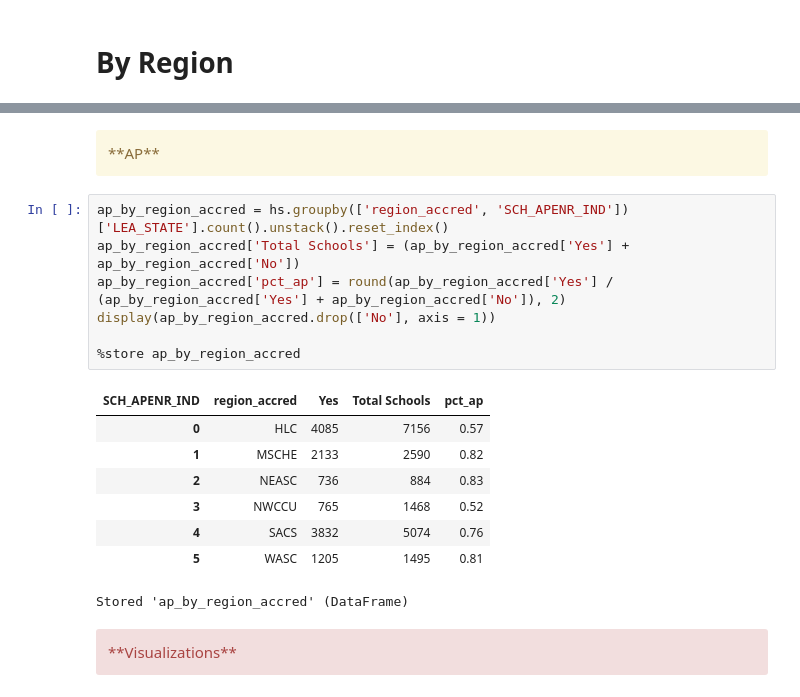
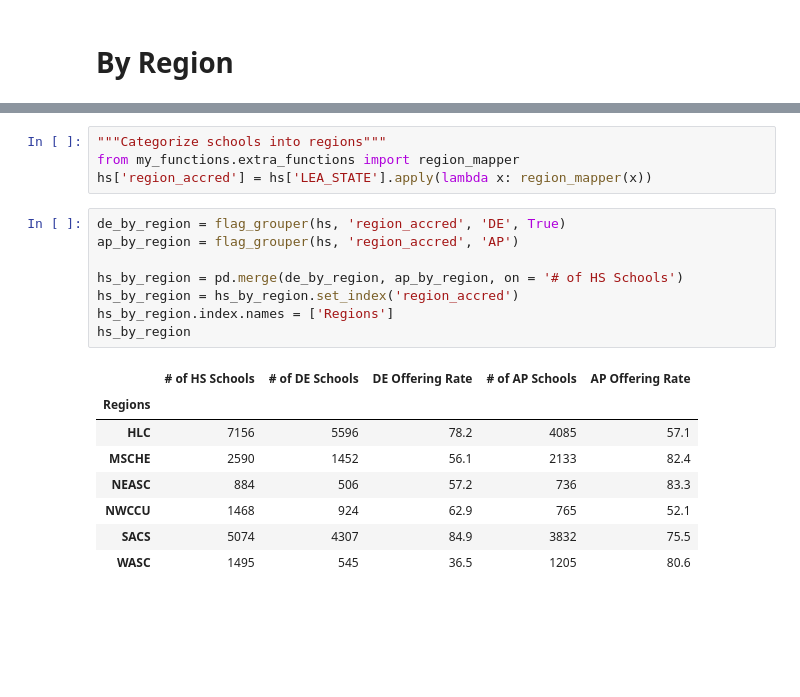
Before and after one commit to oconnoag/nacep_dual_enrollment_analysis, a Jupyter notebook: jupyter_notebooks/01_Flag_Analyses.ipynb, the cells around one changed output, grey strips where cells are left out. Cells and saved outputs as stored; diff of their text form; blank space fills up the shorter version.

```diff
--- a/jupyter_notebooks/01_Flag_Analyses.ipynb
+++ b/jupyter_notebooks/01_Flag_Analyses.ipynb
@@ -450,23 +360,24 @@ Stored 'de_by_region_accred' (DataFrame)
-# %% [markdown]
-<div class = 'alert alert-cell alert-warning'>**AP**</div>
-# %%
-ap_by_region_accred = hs.groupby(['region_accred', 'SCH_APENR_IND'])['LEA_STATE'].count().unstack().reset_index()
-ap_by_region_accred['Total Schools'] = (ap_by_region_accred['Yes'] + ap_by_region_accred['No'])
-ap_by_region_accred['pct_ap'] = round(ap_by_region_accred['Yes'] / (ap_by_region_accred['Yes'] + ap_by_region_accred['No']), 2)
-display(ap_by_region_accred.drop(['No'], axis = 1))
-
-%store ap_by_region_accred
-# %% [output]
-| SCH_APENR_IND | region_accred | Yes | Total Schools | pct_ap |
-| 0 | HLC | 4085 | 7156 | 0.57 |
-| 1 | MSCHE | 2133 | 2590 | 0.82 |
-| 2 | NEASC | 736 | 884 | 0.83 |
-| 3 | NWCCU | 765 | 1468 | 0.52 |
-| 4 | SACS | 3832 | 5074 | 0.76 |
-| 5 | WASC | 1205 | 1495 | 0.81 |
-Stored 'ap_by_region_accred' (DataFrame)
-# %% [markdown]
-<div class = 'alert alert-cell alert-danger'>**Visualizations**</div>
+# %%
+"""Categorize schools into regions"""
+from my_functions.extra_functions import region_mapper
+hs['region_accred'] = hs['LEA_STATE'].apply(lambda x: region_mapper(x))
+# %%
+de_by_region = flag_grouper(hs, 'region_accred', 'DE', True)
+ap_by_region = flag_grouper(hs, 'region_accred', 'AP')
+
+hs_by_region = pd.merge(de_by_region, ap_by_region, on = '# of HS Schools')
+hs_by_region = hs_by_region.set_index('region_accred')
+hs_by_region.index.names = ['Regions']
+hs_by_region
+# %% [output]
+|  | # of HS Schools | # of DE Schools | DE Offering Rate | # of AP Schools | AP Offering Rate |
+| Regions |  |  |  |  |  |
+| HLC | 7156 | 5596 | 78.2 | 4085 | 57.1 |
+| MSCHE | 2590 | 1452 | 56.1 | 2133 | 82.4 |
+| NEASC | 884 | 506 | 57.2 | 736 | 83.3 |
+| NWCCU | 1468 | 924 | 62.9 | 765 | 52.1 |
+| SACS | 5074 | 4307 | 84.9 | 3832 | 75.5 |
+| WASC | 1495 | 545 | 36.5 | 1205 | 80.6 |
 # %%
 fig, (ax1,ax2) = plt.subplots(1,2, figsize = (10,4))
 
```
Also changed, not shown: parts of 27 cells of this notebook.
